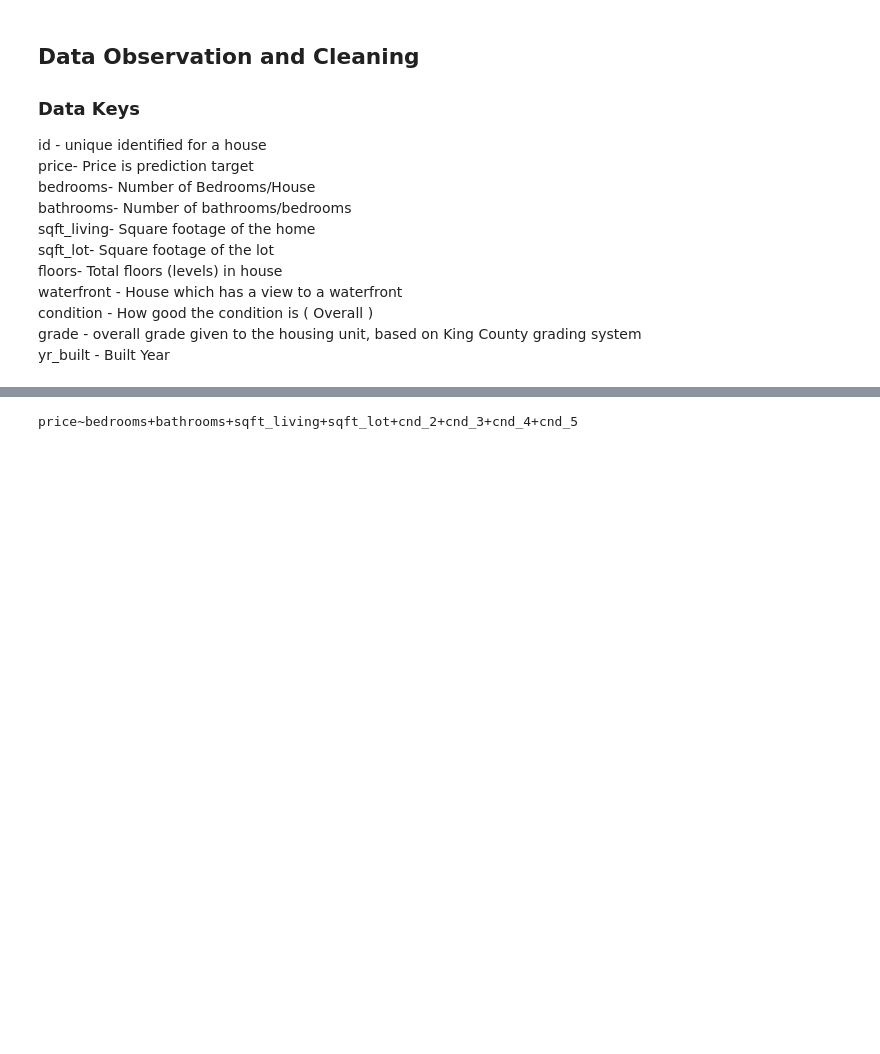
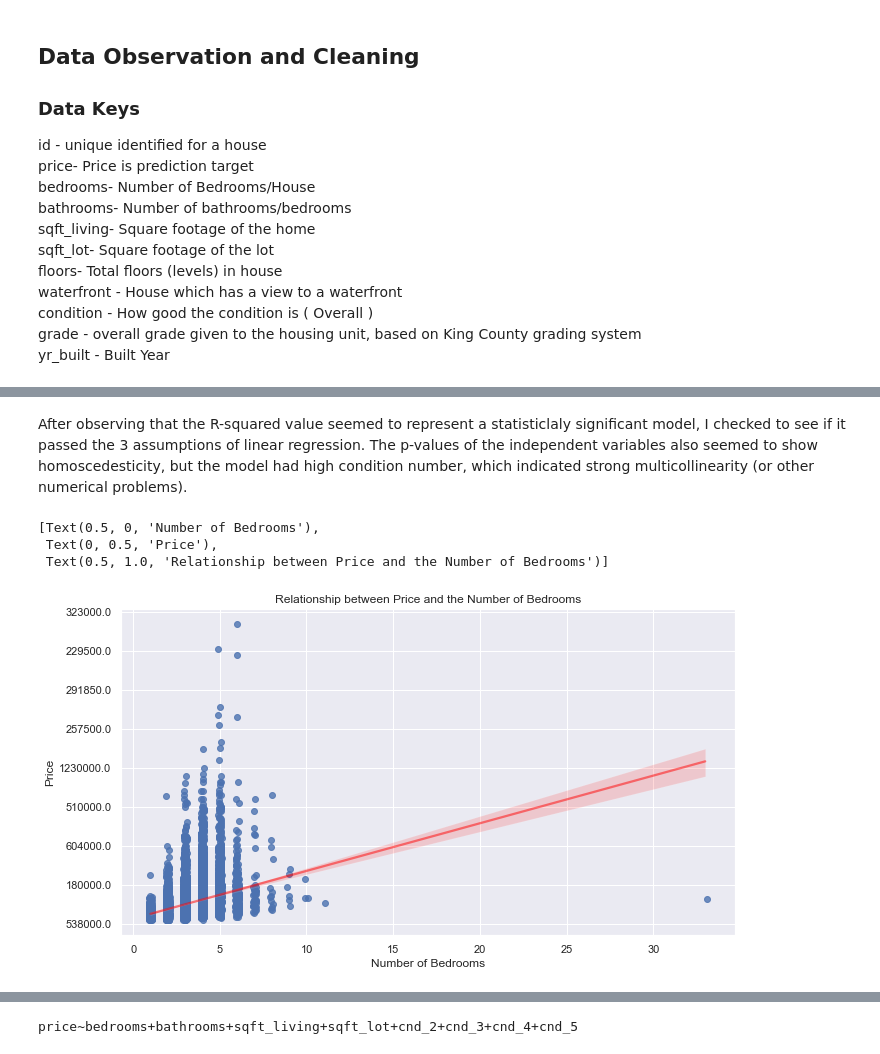
Before and after one commit to samlimish/project2, a Jupyter notebook: Project_2_KC.ipynb, the cells around one changed output, grey strips where cells are left out. Saved outputs shown, nothing was run; the diff lists cells and outputs as text; code cells hidden in the pictures; blank space fills up the shorter version.

```diff
--- a/Project_2_KC.ipynb
+++ b/Project_2_KC.ipynb
@@ -77,0 +206,14 @@ kc_new.head()
+# %% [markdown]
+After observing that the R-squared value seemed to represent a statisticlaly significant model, I checked to see if it passed the 3 assumptions of linear regression. The p-values of the independent variables also seemed to show homoscedesticity, but the model had high condition number, which indicated strong multicollinearity (or other numerical problems).
+# %%
+data=kc_new
+price_unlog=round(np.exp(data['price']),2)
+plot=plt.figure(figsize=(11,6))
+ax_beds=sns.regplot(x='bedrooms',y='price',data=data,x_jitter=.1, line_kws={'color':'red','alpha':.5})
+ax_beds.set_yticklabels(kc_new['price'])
+ax_beds.set(xlabel='Number of Bedrooms',ylabel='Price',title='Relationship between Price and the Number of Bedrooms')
+# %% [output]
+[Text(0.5, 0, 'Number of Bedrooms'),
+ Text(0, 0.5, 'Price'),
+ Text(0.5, 1.0, 'Relationship between Price and the Number of Bedrooms')]
+[figure, added]
```
Also changed, not shown: parts of 90 cells of this notebook, 1 other file.
